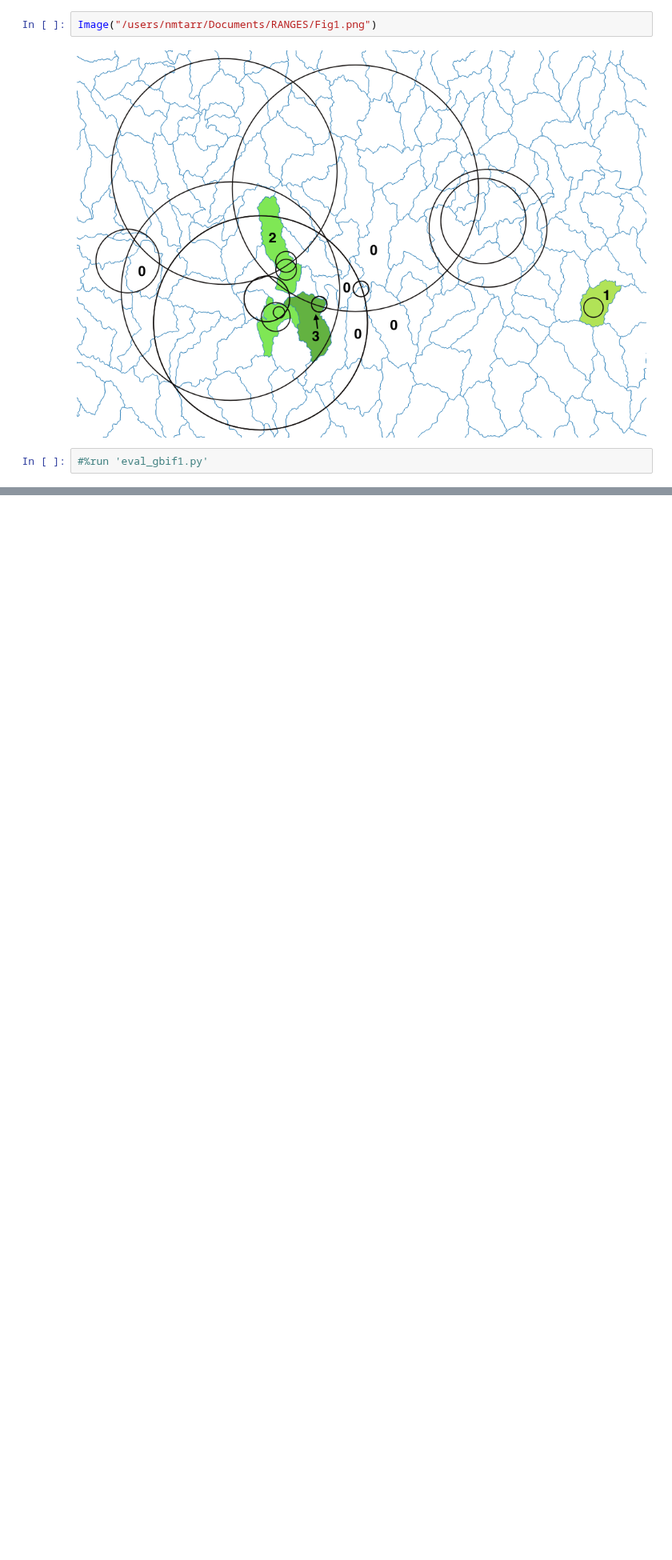
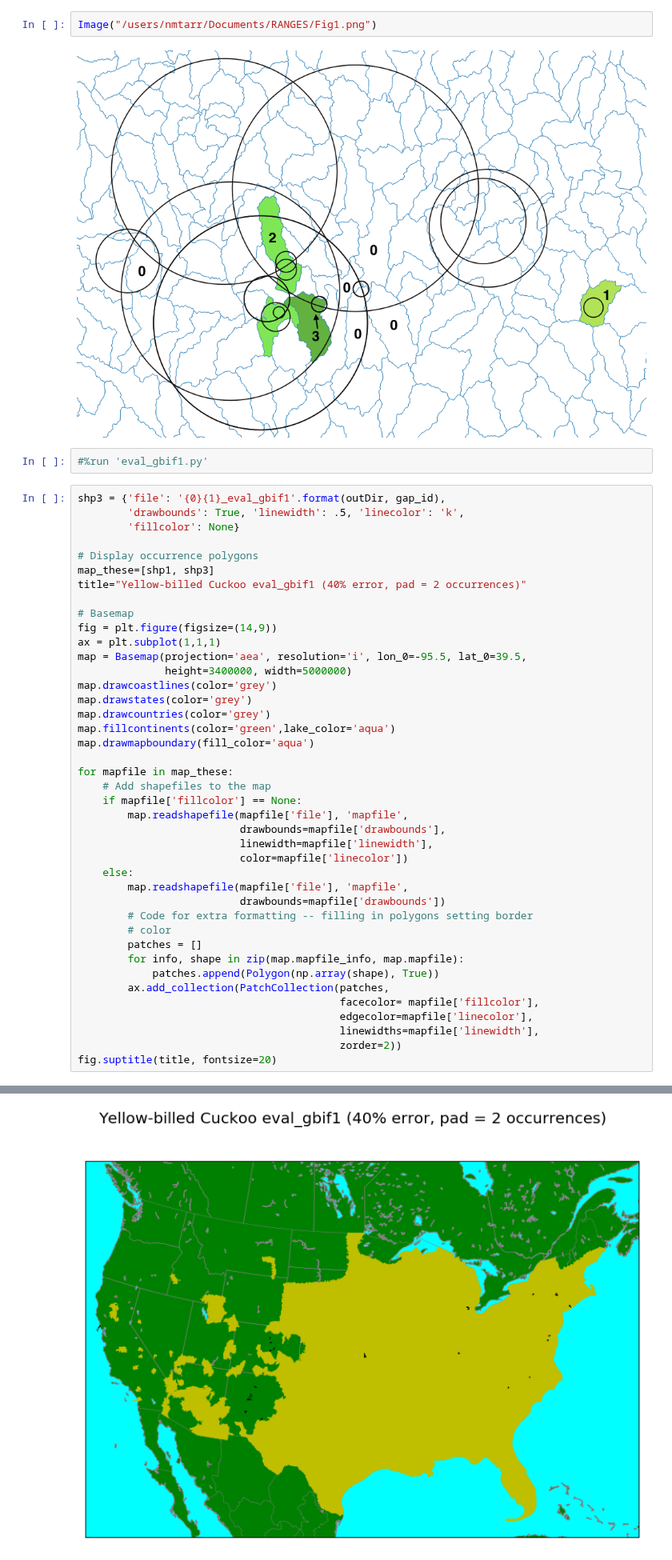
Before and after one commit to ncbirdconservation/NCBA, a Jupyter notebook: Demonstration.ipynb, the cells around one changed output, grey strips where cells are left out. Shown at 80% size. Drawn from its saved outputs; the diff is of its cells as text; blank space fills up the shorter version.

Commit message:
Make another shapefile - just eval HUCS.  More map display in notebook.

```diff
--- a/Demonstration.ipynb
+++ b/Demonstration.ipynb
@@ -179,3 +184,45 @@ Image("/users/nmtarr/Documents/RANGES/Fig1.png")
 [figure]
 # %%
 #%run 'eval_gbif1.py'
+# %%
+shp3 = {'file': '{0}{1}_eval_gbif1'.format(outDir, gap_id),
+        'drawbounds': True, 'linewidth': .5, 'linecolor': 'k',
+        'fillcolor': None}
+
+# Display occurrence polygons
+map_these=[shp1, shp3]
+title="Yellow-billed Cuckoo eval_gbif1 (40% error, pad = 2 occurrences)"
+
+# Basemap
+fig = plt.figure(figsize=(14,9))
+ax = plt.subplot(1,1,1)
+map = Basemap(projection='aea', resolution='i', lon_0=-95.5, lat_0=39.5,
+              height=3400000, width=5000000)
+map.drawcoastlines(color='grey')
+map.drawstates(color='grey')
+map.drawcountries(color='grey')
+map.fillcontinents(color='green',lake_color='aqua')
+map.drawmapboundary(fill_color='aqua')
+
+for mapfile in map_these:
+    # Add shapefiles to the map
+    if mapfile['fillcolor'] == None:
+        map.readshapefile(mapfile['file'], 'mapfile',
+                          drawbounds=mapfile['drawbounds'],
+                          linewidth=mapfile['linewidth'],
+                          color=mapfile['linecolor'])
+    else:
+        map.readshapefile(mapfile['file'], 'mapfile',
+                          drawbounds=mapfile['drawbounds'])
+        # Code for extra formatting -- filling in polygons setting border
+        # color
+        patches = []
+        for info, shape in zip(map.mapfile_info, map.mapfile):
+            patches.append(Polygon(np.array(shape), True))
+        ax.add_collection(PatchCollection(patches,
+                                          facecolor= mapfile['fillcolor'],
+                                          edgecolor=mapfile['linecolor'],
+                                          linewidths=mapfile['linewidth'],
+                                          zorder=2))
+fig.suptitle(title, fontsize=20)
+# %% [output]
@@ -181,0 +230 @@ Image("/users/nmtarr/Documents/RANGES/Fig1.png")
+[figure, added]
```
Also changed, not shown: parts of 2 cells of this notebook, 2 other files.
